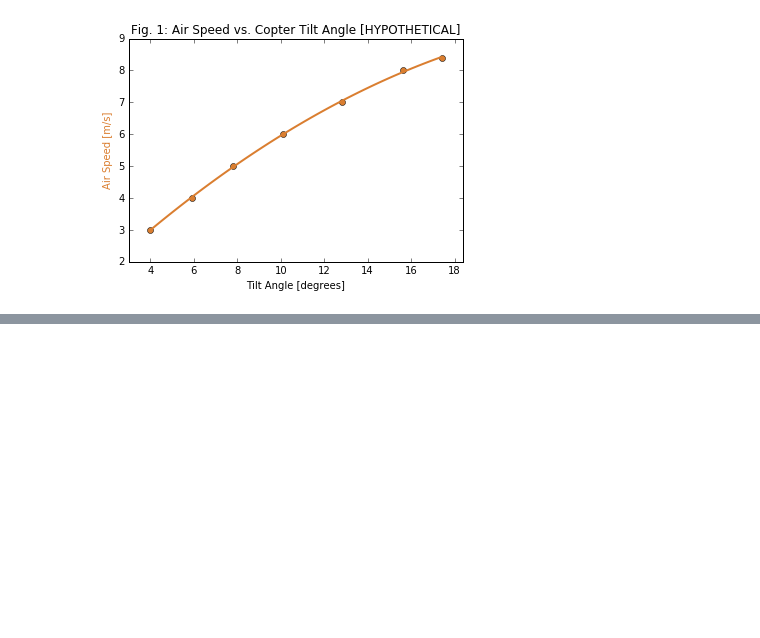
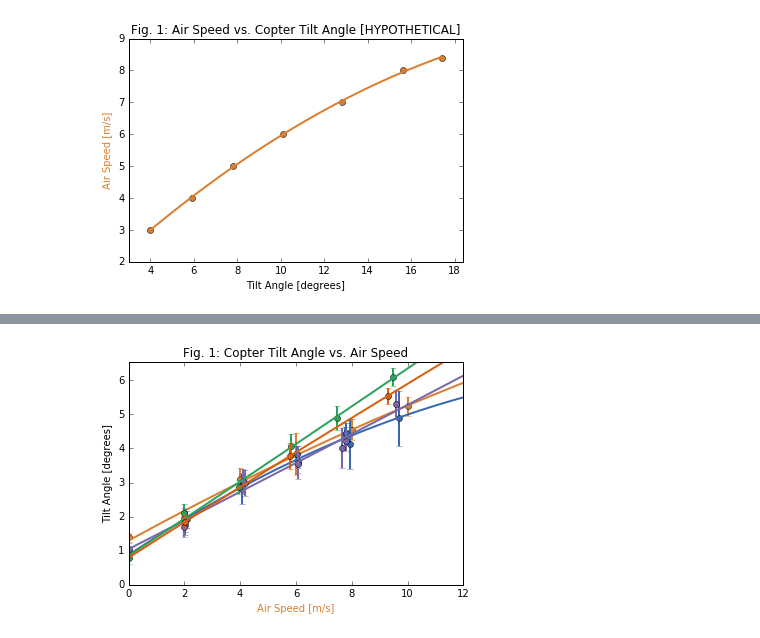
Before and after one commit to rodgerduffett/rotmat, a Jupyter notebook: vectors.ipynb, the cells around one changed output, grey strips where cells are left out. Drawn from its saved outputs; the diff is of its cells as text; code cells hidden in the pictures; blank space fills up the shorter version.

```diff
--- a/vectors.ipynb
+++ b/vectors.ipynb
@@ -290,0 +351,87 @@ fig.savefig("./output/direction.pdf")
+# %%
+fig, ax = plt.subplots()
+axes = [ax, ax.twinx(),ax.twinx(),ax.twinx(),ax.twinx(),ax.twinx(),ax.twinx(),ax.twinx(),ax.twinx(),ax.twinx()]
+
+df_exp1 = pd.read_csv('./output/experiment1.csv')
+df_exp2 = pd.read_csv('./output/experiment2.csv')
+df_exp3 = pd.read_csv('./output/experiment3.csv')
+df_exp4 = pd.read_csv('./output/experiment4.csv')
+df_exp5 = pd.read_csv('./output/experiment5.csv')
+
+z1 = np.polyfit(df_exp1['x'].values,df_exp1['y'].values, 2)
+f1 = np.poly1d(z1)
+# calculate new x's and y's
+x_new1 = np.linspace(0, 12, 50)
+y_new1 = f1(x_new1)
+
+z2 = np.polyfit(df_exp2['x'].values,df_exp2['y'].values, 2)
+f2 = np.poly1d(z2)
+# calculate new x's and y's
+x_new2 = np.linspace(0, 12, 50)
+y_new2 = f2(x_new2)
+
+z3 = np.polyfit(df_exp3['x'].values,df_exp3['y'].values, 2)
+f3 = np.poly1d(z3)
+# calculate new x's and y's
+x_new3 = np.linspace(0, 12, 50)
+y_new3 = f3(x_new3)
+
+z4 = np.polyfit(df_exp4['x'].values,df_exp4['y'].values, 2)
+f4 = np.poly1d(z4)
+# calculate new x's and y's
+x_new4 = np.linspace(0, 12, 50)
+y_new4 = f4(x_new4)
+
+z5 = np.polyfit(df_exp5['x'].values,df_exp5['y'].values, 2)
+f5 = np.poly1d(z5)
+# calculate new x's and y's
+x_new5 = np.linspace(0, 12, 50)
+y_new5 = f5(x_new5)
+
+axes[0].set_title("Fig. 1: Copter Tilt Angle vs. Air Speed")
+axes[0].set_ylabel('Tilt Angle [degrees]')
+axes[0].set_xlabel('Air Speed [m/s]', color='#DA7E30')
+axes[0].set_xlim([0, 12])
+axes[0].set_ylim(0,max(y)+1)
+axes[1].set_xlim([0, 12])
+axes[1].set_ylim(axes[0].get_ylim())
+axes[1].yaxis.set_visible(False)
+axes[2].set_xlim([0, 12])
+axes[2].set_ylim(axes[0].get_ylim())
+axes[2].yaxis.set_visible(False)
+axes[3].set_xlim([0, 12])
+axes[3].set_ylim(axes[0].get_ylim())
+axes[3].yaxis.set_visible(False)
+axes[4].set_xlim([0, 12])
+axes[4].set_ylim(axes[0].get_ylim())
+axes[4].yaxis.set_visible(False)
+axes[5].set_xlim([0, 12])
+axes[5].set_ylim(axes[0].get_ylim())
+axes[5].yaxis.set_visible(False)
+axes[6].set_xlim([0, 12])
+axes[6].set_ylim(axes[0].get_ylim())
+axes[6].yaxis.set_visible(False)
+axes[7].set_xlim([0, 12])
+axes[7].set_ylim(axes[0].get_ylim())
+axes[7].yaxis.set_visible(False)
+axes[8].set_xlim([0, 12])
+axes[8].set_ylim(axes[0].get_ylim())
+axes[8].yaxis.set_visible(False)
+axes[9].set_xlim([0, 12])
+axes[9].set_ylim(axes[0].get_ylim())
+axes[9].yaxis.set_visible(False)
+
+axes[0].errorbar(df_exp1['x'].values,df_exp1['y'].values,yerr=df_exp1['std'].values,fmt='o', color='#DA7E30',lw=2)
+axes[1].plot(x_new,y_new,color='#DA7E30',lw=2)
+axes[2].errorbar(df_exp2['x'].values,df_exp2['y'].values,yerr=df_exp2['std'].values,fmt='o', color='#3869B0',lw=2)
+axes[3].plot(x_new2,y_new2,color='#3869B0',lw=2)
+axes[4].errorbar(df_exp3['x'].values,df_exp3['y'].values,yerr=df_exp3['std'].values,fmt='o', color='#7A68A6',lw=2)
+axes[5].plot(x_new3,y_new3,color='#7A68A6',lw=2)
+axes[6].errorbar(df_exp4['x'].values,df_exp4['y'].values,yerr=df_exp4['std'].values,fmt='o', color='#2CA25F',lw=2)
+axes[7].plot(x_new4,y_new4,color='#2CA25F',lw=2)
+axes[8].errorbar(df_exp5['x'].values,df_exp5['y'].values,yerr=df_exp5['std'].values,fmt='o', color='#d95f0e',lw=2)
+axes[9].plot(x_new5,y_new5,color='#d95f0e',lw=2)
+
+plt.show()
+# %% [output]
+[figure, added]
```
Also changed, not shown: parts of 6 cells of this notebook, 3 other files.
